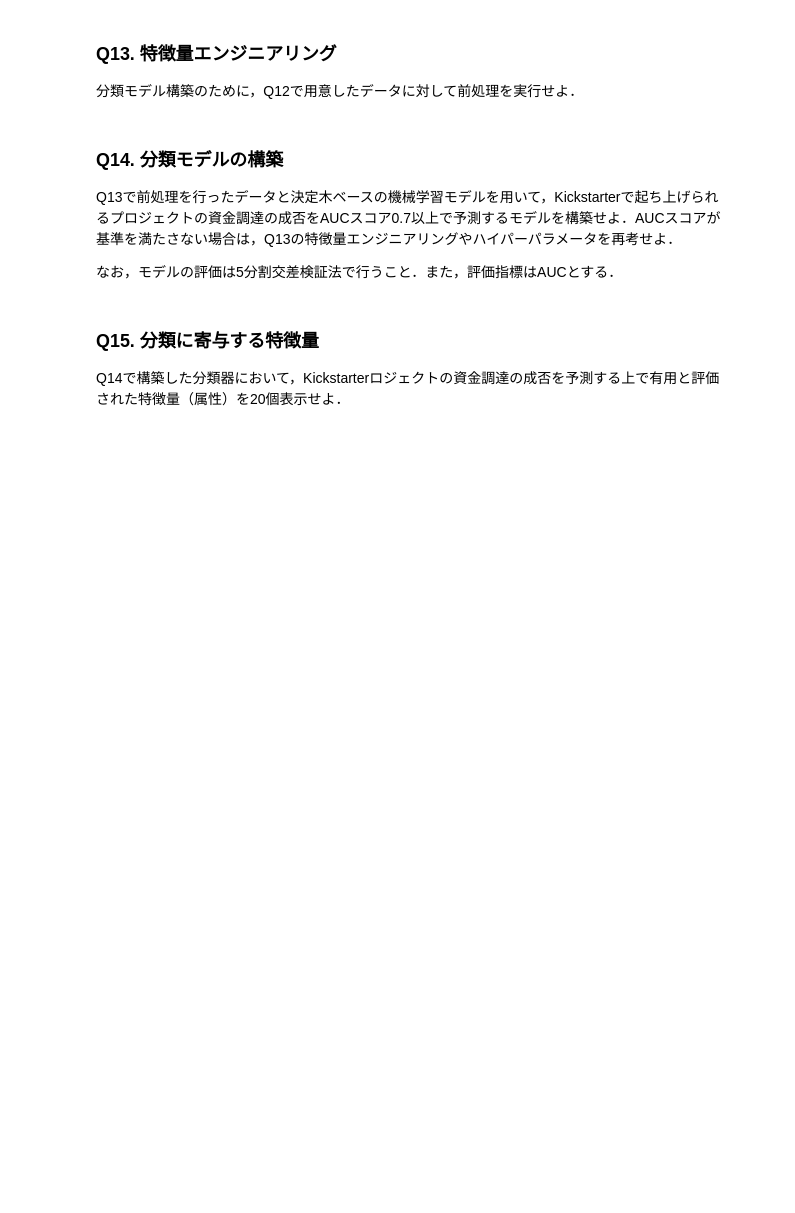
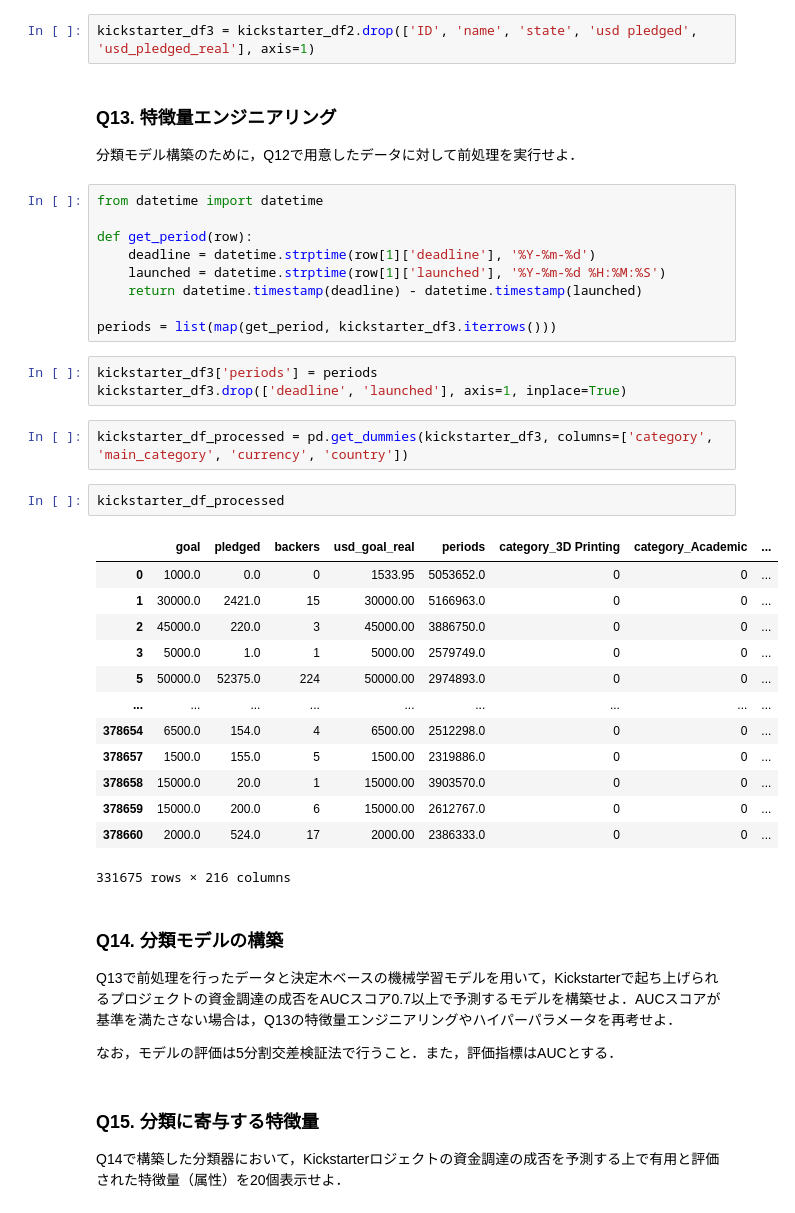
Before and after one commit to rabhareit/data-science-exercise, a Jupyter notebook: classification/classification.ipynb, the cells around one changed output. Saved outputs shown, nothing was run; the diff lists cells and outputs as text; blank space fills up the shorter version.

```diff
--- a/classification/classification.ipynb
+++ b/classification/classification.ipynb
@@ -507,9 +507,41 @@ kickstarter_df['goal'].hist()
 本来予測には利用できない，あるいは使うことが想定されていない（予測に有用な）データが学習データに含まれている状態を **データリーク（data leakage）** と呼ぶ．
 
 Q11で準備したデータフレームは，資金調達の成否を予測するモデルを構築する上でデータリークが起きている．Q11で用意したデータフレームからデータリークを引き起こしている特徴量（列）を取り除け．
+# %%
+kickstarter_df3 = kickstarter_df2.drop(['ID', 'name', 'state', 'usd pledged', 'usd_pledged_real'], axis=1)
 # %% [markdown]
 ### Q13. 特徴量エンジニアリング
 分類モデル構築のために，Q12で用意したデータに対して前処理を実行せよ．
+# %%
+from datetime import datetime
+
+def get_period(row):
+    deadline = datetime.strptime(row[1]['deadline'], '%Y-%m-%d')
+    launched = datetime.strptime(row[1]['launched'], '%Y-%m-%d %H:%M:%S')
+    return datetime.timestamp(deadline) - datetime.timestamp(launched)
+
+periods = list(map(get_period, kickstarter_df3.iterrows()))
+# %%
+kickstarter_df3['periods'] = periods
+kickstarter_df3.drop(['deadline', 'launched'], axis=1, inplace=True)
+# %%
+kickstarter_df_processed = pd.get_dummies(kickstarter_df3, columns=['category', 'main_category', 'currency', 'country'])
+# %%
+kickstarter_df_processed
+# %% [output]
+|  | goal | pledged | backers | usd_goal_real | periods | category_3D Printing | category_Academic | ... |
+| 0 | 1000.0 | 0.0 | 0 | 1533.95 | 5053652.0 | 0 | 0 | ... |
+| 1 | 30000.0 | 2421.0 | 15 | 30000.00 | 5166963.0 | 0 | 0 | ... |
+| 2 | 45000.0 | 220.0 | 3 | 45000.00 | 3886750.0 | 0 | 0 | ... |
+| 3 | 5000.0 | 1.0 | 1 | 5000.00 | 2579749.0 | 0 | 0 | ... |
+| 5 | 50000.0 | 52375.0 | 224 | 50000.00 | 2974893.0 | 0 | 0 | ... |
+| ... | ... | ... | ... | ... | ... | ... | ... | ... |
+| 378654 | 6500.0 | 154.0 | 4 | 6500.00 | 2512298.0 | 0 | 0 | ... |
+| 378657 | 1500.0 | 155.0 | 5 | 1500.00 | 2319886.0 | 0 | 0 | ... |
+| 378658 | 15000.0 | 20.0 | 1 | 15000.00 | 3903570.0 | 0 | 0 | ... |
+| 378659 | 15000.0 | 200.0 | 6 | 15000.00 | 2612767.0 | 0 | 0 | ... |
+| 378660 | 2000.0 | 524.0 | 17 | 2000.00 | 2386333.0 | 0 | 0 | ... |
+331675 rows × 216 columns
 # %% [markdown]
 ### Q14. 分類モデルの構築
 Q13で前処理を行ったデータと決定木ベースの機械学習モデルを用いて，Kickstarterで起ち上げられるプロジェクトの資金調達の成否をAUCスコア0.7以上で予測するモデルを構築せよ．AUCスコアが基準を満たさない場合は，Q13の特徴量エンジニアリングやハイパーパラメータを再考せよ．
```
